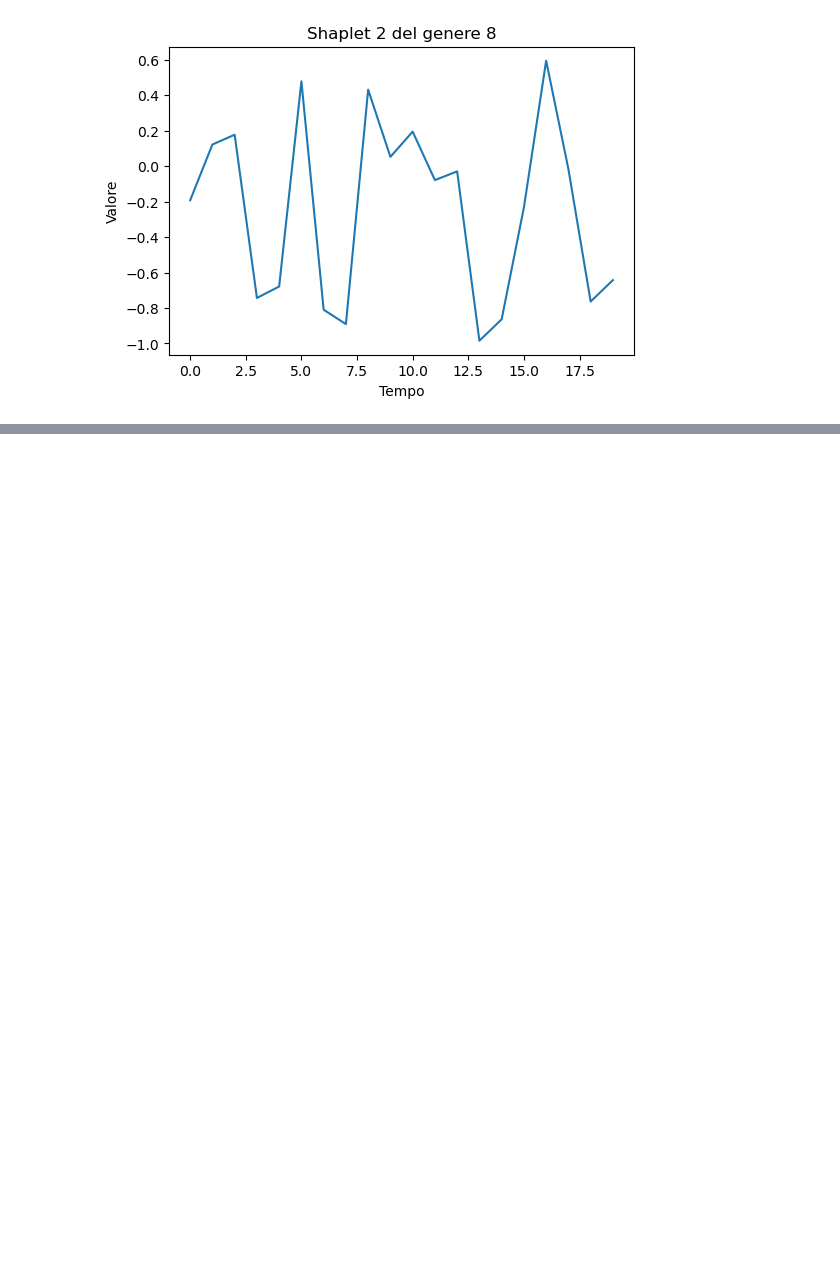
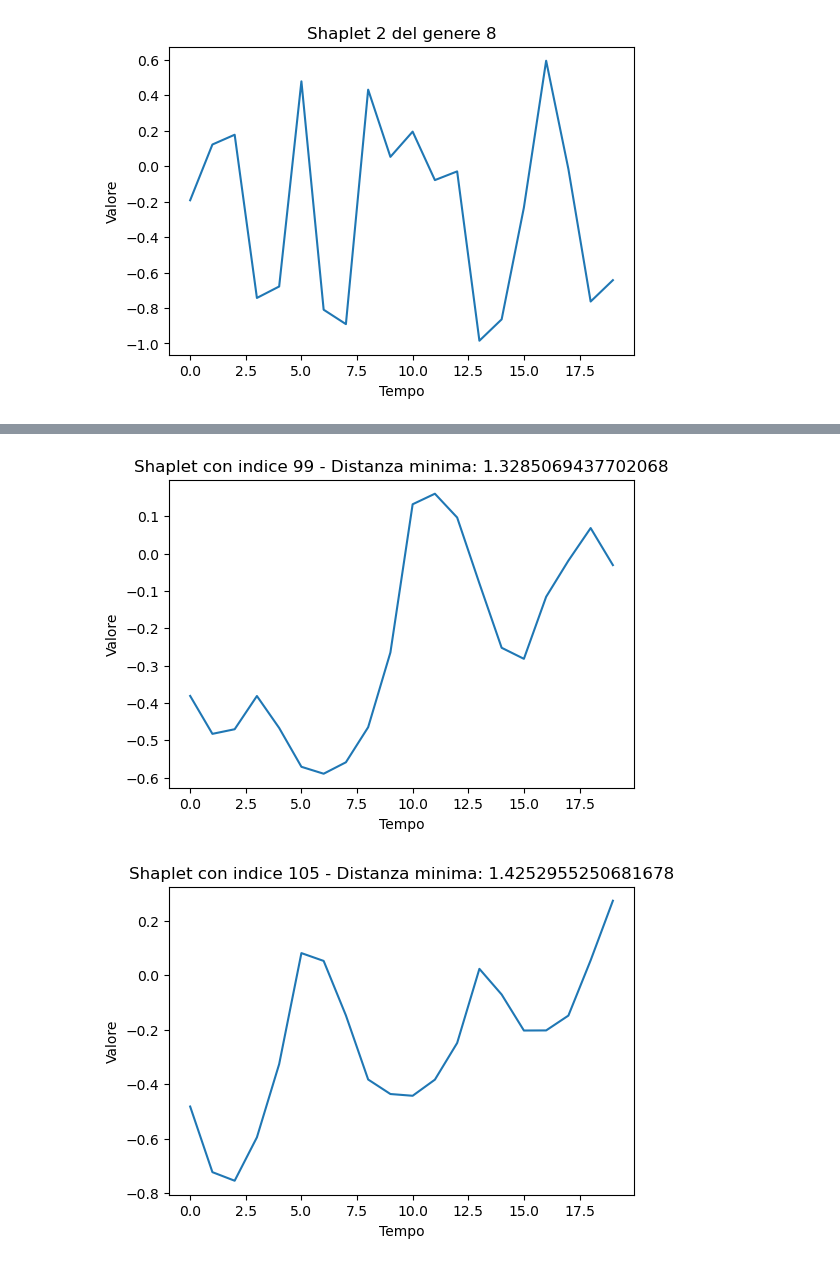
Before and after one commit to Bakko000/Data-Mining-2, a Jupyter notebook: prova shapelets.ipynb, the cells around one changed output, grey strips where cells are left out. Drawn from its saved outputs; the diff is of its cells as text; code cells hidden in the pictures; blank space fills up the shorter version.

```diff
--- a/prova shapelets.ipynb
+++ b/prova shapelets.ipynb
@@ -319,0 +387,2 @@ for shaplet_index, shaplet in enumerate(shaplets_per_genre[8]):
+# %%
+shapelets=np.load('shapelets.npy', allow_pickle=True)
@@ -319,0 +415,5 @@ for shaplet_index, shaplet in enumerate(shaplets_per_genre[8]):
+# %%
+class_8_indices=np.where(y_train==8)[0]
+x_train_class_8=X_train[class_8_indices]
+df_2=pd.DataFrame(x_train_class_8)
+df_2['label']='minimal-techno'
@@ -319,0 +436,34 @@ for shaplet_index, shaplet in enumerate(shaplets_per_genre[8]):
+# %%
+mean_vectors=np.mean(x_train_class_8, axis=1)
+# %%
+import numpy as np
+import matplotlib.pyplot as plt
+
+# Inizializza un array per salvare le distanze euclidee
+distances = []
+
+# Calcola la distanza euclidea per ciascuna shaplet
+for shaplet in shapelets:
+    # Calcola la distanza euclidea tra la shaplet e ciascuna media delle time series del genere
+    shaplet_distances = [np.linalg.norm(shaplet - mean_vector) for mean_vector in mean_vectors]
+    min_distance = min(shaplet_distances)
+    distances.append(min_distance)
+
+# Converte l'elenco delle distanze in un array NumPy
+distances = np.array(distances)
+
+# Trova l'indice delle due shaplets con le distanze minime
+closest_indices = np.argsort(distances)[:2]
+
+# Visualizza le due shaplets più vicine
+for index in closest_indices:
+    # Visualizza la shaplet
+    plt.figure(figsize=(6, 4))
+    plt.plot(shapelets[index])
+    plt.title(f'Shaplet con indice {index} - Distanza minima: {distances[index]}')
+    plt.xlabel('Tempo')
+    plt.ylabel('Valore')
+    plt.show()
+# %% [output]
+[figure, added]
+[figure, added]
```
Also changed, not shown: parts of 17 cells of this notebook.
